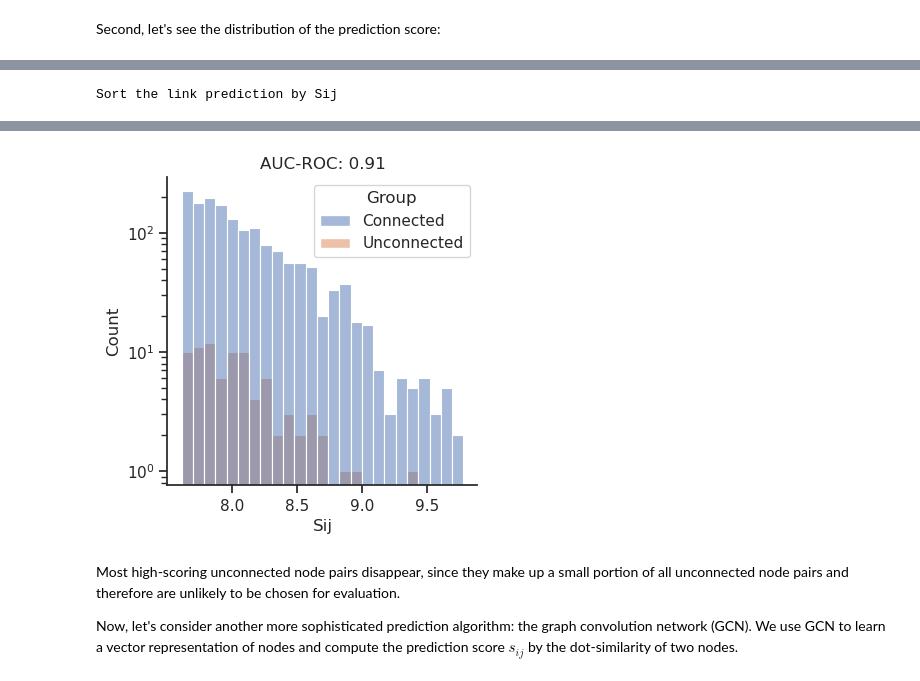
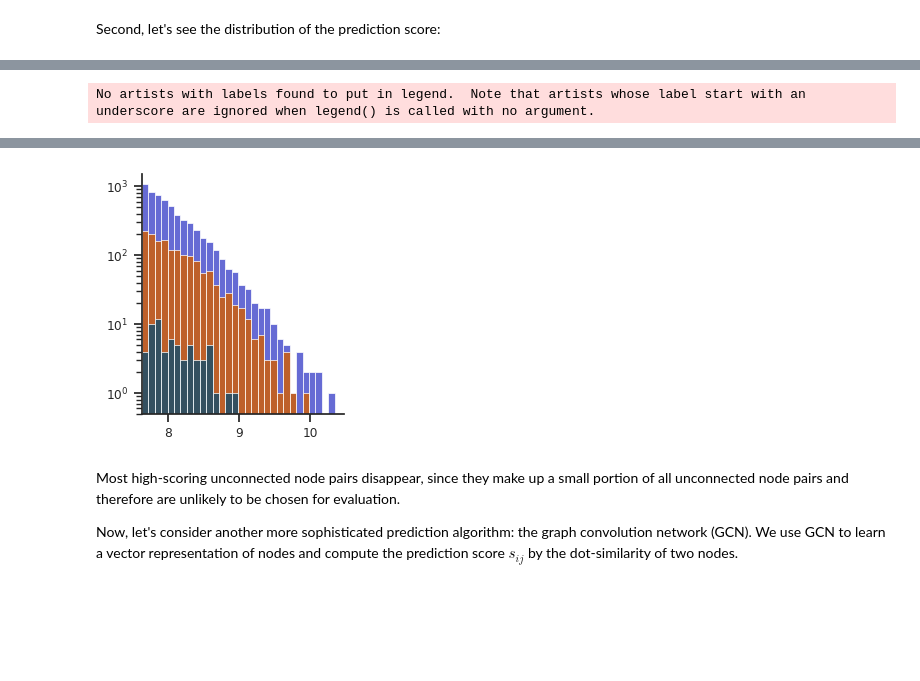
Before and after one commit to skojaku/degree-corrected-link-prediction-benchmark, a Jupyter notebook: notebooks/2023-04-21/main.ipynb, the cells around one changed output, grey strips where cells are left out. Drawn from its saved outputs; the diff is of its cells as text; code cells hidden in the pictures; blank space fills up the shorter version.

Commit message:
add figure for figure 1

```diff
--- a/notebooks/2023-04-21/main.ipynb
+++ b/notebooks/2023-04-21/main.ipynb
@@ -31,7 +31,8 @@ s_{ij} = \log(d_i)  + \log(d_j),
 $$
 where $d_i$ is the degree of node $i$. We assume that the network is undirected and unweighted. For the network, we use the following network:
 # %%
-network_name = "polblogs-rachith"
+network_name = "polblog"
 net_file_path = (
-    f"../../mydata/derived/networks/preprocessed/{network_name}/edge_table.csv"
+    f"../../test_data/derived/networks/raw/{network_name}/edge_table.csv"
+    # f"../../mydata/derived/networks/preprocessed/{network_name}/edge_table.csv"
 )
@@ -39,0 +65,6 @@ Let's import libraries and generate the dataset for link prediction:
+# %%
+edge_table = pd.read_csv(net_file_path, dtype={"src": int, "trg": int})
+net = utils.edge2network(src=edge_table["src"], trg=edge_table["trg"])
+net.setdiag(0)
+net.eliminate_zeros()
+net.data = net.data * 0 + 1
@@ -187,34 +295,57 @@ Second, let's see the distribution of the prediction score:
 # %%
 sns.set_style("white")
-sns.set(font_scale=1)
+sns.set(font_scale=0.8)
 sns.set_style("ticks")
-fig, ax = plt.subplots(figsize=(4, 4))
+fig, axes = plt.subplots(
+    figsize=(3, 3)
+)
 
-src_test, trg_test, y = tuple(sampled_test_edge_table.values.T)
+#
+# All
+#
+src_test, trg_test, y = tuple(test_edge_table.values.T)
 ypred = S[(src_test, trg_test)]
 aucroc = roc_auc_score(y, ypred)
 
+src_neg_subset, trg_neg_subset, ysub = tuple(sampled_test_edge_table.values.T)
+s = ysub == 0
+src_neg_subset, trg_neg_subset = src_neg_subset[s], trg_neg_subset[s]
+
+src_test, trg_test, y = np.concatenate([src_test, src_neg_subset]), np.concatenate([trg_test, trg_neg_subset]),np.concatenate([(y + 1), np.zeros_like(src_neg_subset)])
+ypred = S[(src_test, trg_test)]
+
 df = pd.DataFrame(
-    {
-        "Group": map(lambda x: ["Unconnected", "Connected"][x], y),
-        "Sij": ypred,
-    }
+    {"Group": map(lambda x: ["Sampled negative edges","All negative edges", "Test edges"][x], y), "Sij": ypred}
 )
-df = df[df["Sij"] >= s]
+s = np.quantile(df["Sij"], 0.99)
+df = df[df["Sij"]>s]
+
 ax = sns.histplot(
     data=df,
     x="Sij",
+    common_norm=False,
+    bins = 30,
+    stat="count",
+    palette=cmap,
+    edgecolor = "#ffffffff",
     hue="Group",
-    common_norm=False,
-    stat="count",
-    hue_order=["Connected", "Unconnected"],
-    ax=ax,
+    hue_order=hue_order,
+    kde=False,
+    alpha = 0.8,
+    ax=axes
 )
 ax.set_yscale("log")
-ax.set_title(f"AUC-ROC: {aucroc:.2f}")
+ax.set_xlim(s,)
+ax.set_ylim(5e-1,)
+ax.legend().remove()
+ax.set_xlabel("")
+ax.set_ylabel("")
+# Set the subplots to overlap
+plt.subplots_adjust(bottom=0.1, right=0.8, top=0.9, hspace=1, wspace=0.5)
+# Remove axes details that don't play well with overlap
 sns.despine()
-print("Sort the link prediction by Sij")
+fig.savefig("score-pref-attachment-inset.pdf")
 df.sort_values(by="Sij", ascending=False).head(10)
 # %% [output]
-Sort the link prediction by Sij
+No artists with labels found to put in legend.  Note that artists whose label start with an underscore are ignored when legend() is called with no argument.
 |  | Group | Sij |
@@ -231,4 +362,4 @@ Sort the link prediction by Sij
-[figure, old version]
+[figure, new version]
 # %% [markdown]
 Most high-scoring unconnected node pairs disappear, since they make up a small portion of all unconnected node pairs and therefore are unlikely to be chosen for evaluation.
 
```
Also changed, not shown: parts of 24 cells of this notebook.
